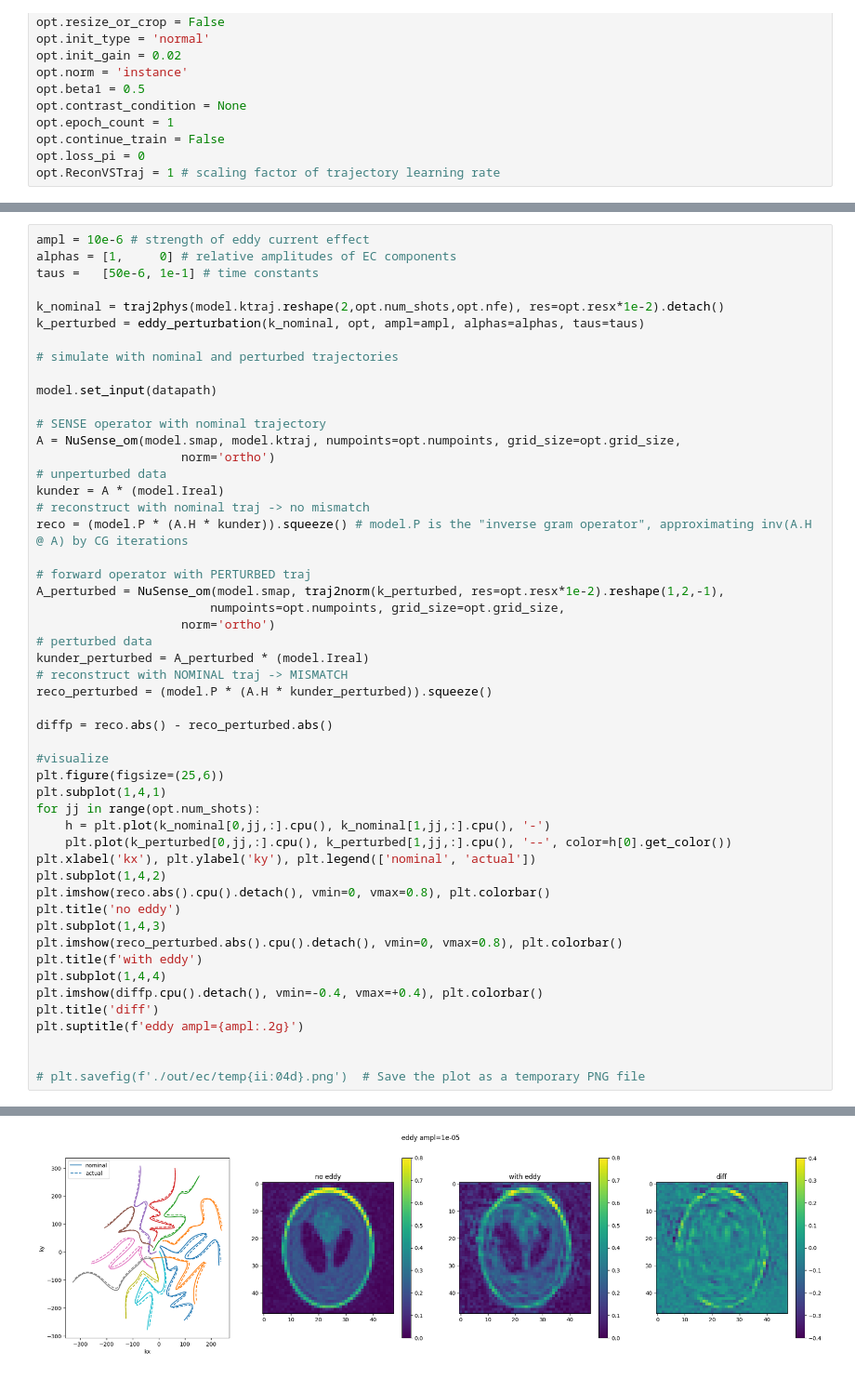
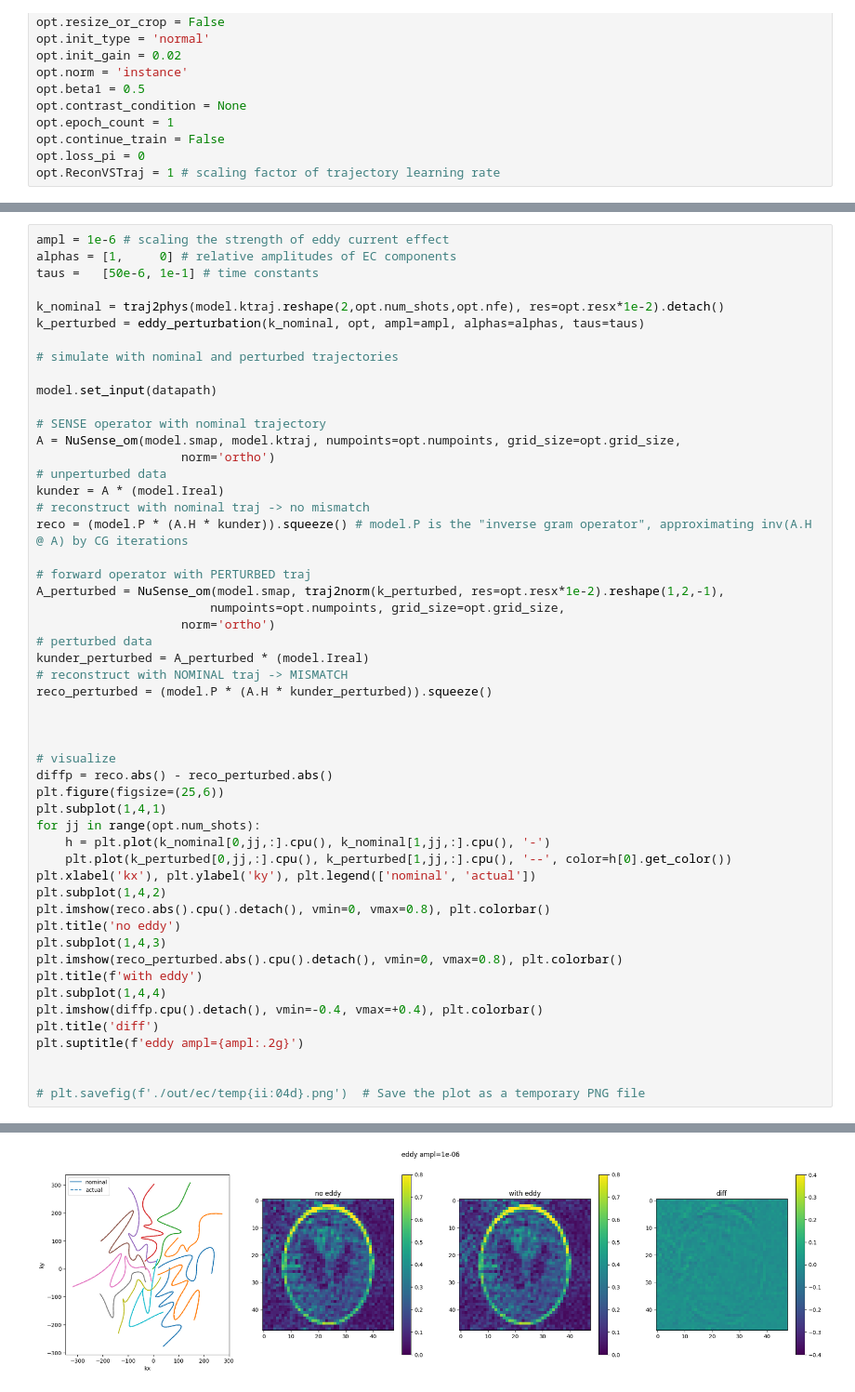
Before and after one commit to fglang/traj_learning_demo, a Jupyter notebook: simple_SNOPY.ipynb, the cells around one changed output, grey strips where cells are left out. Shown at 93% size. Saved outputs shown, nothing was run; the diff lists cells and outputs as text.

```diff
--- a/simple_SNOPY.ipynb
+++ b/simple_SNOPY.ipynb
@@ -227,5 +244,5 @@ KeyboardInterrupt:
 # %%
-ampl = 10e-6 # strength of eddy current effect
+ampl = 1e-6 # scaling the strength of eddy current effect
 alphas = [1,     0] # relative amplitudes of EC components
 taus =   [50e-6, 1e-1] # time constants
 
@@ -253,9 +270,10 @@ kunder_perturbed = A_perturbed * (model.Ireal)
 # reconstruct with NOMINAL traj -> MISMATCH
 reco_perturbed = (model.P * (A.H * kunder_perturbed)).squeeze()
 
+
+
+# visualize
 diffp = reco.abs() - reco_perturbed.abs()
-
-#visualize
 plt.figure(figsize=(25,6))
 plt.subplot(1,4,1)
 for jj in range(opt.num_shots):
@@ -280 +298 @@ Text(0.5, 0.98, 'eddy ampl=1e-05')
-[figure, old version]
+[figure, new version]
```
Also changed, not shown: parts of 10 cells of this notebook.
